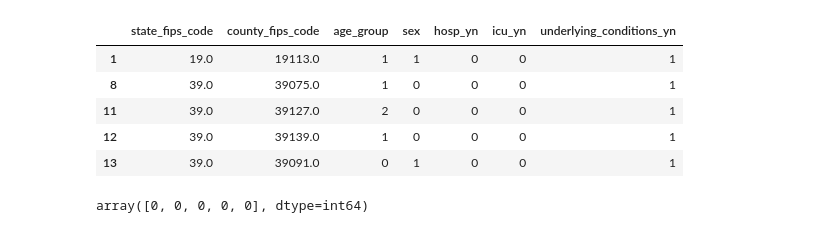
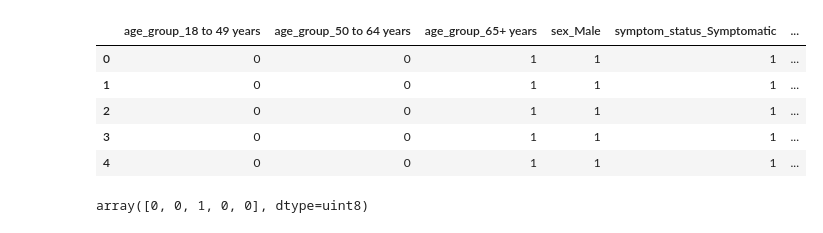
Before and after one commit to HartChrisT/Covid_Comorbidities, a Jupyter notebook: CovidDeaths.ipynb, the cells around one changed output. Saved outputs shown, nothing was run; the diff lists cells and outputs as text; code cells hidden in the pictures.

```diff
--- a/CovidDeaths.ipynb
+++ b/CovidDeaths.ipynb
@@ -34,0 +56,3 @@ df.head()
+# %%
+#Drop extra columns
+df = df.drop(columns = ['Unnamed: 0', 'County_name', 'State'])
@@ -35,2 +75,2 @@ df.head()
 # %%
-pd.get_dummies(df, columns=["sex"])
+df2 = pd.get_dummies(df, drop_first=True)
@@ -51,8 +85,4 @@ pd.get_dummies(df, columns=["sex"])
 # %%
 from sklearn.preprocessing import LabelEncoder
 le = LabelEncoder()
-df2 = df.copy()
-df2['age_group'] = le.fit_transform(df2['age_group'])
-df2['sex'] = le.fit_transform(df2['sex'])
-
-df2=df2.drop(columns=["case_month", "res_state", "res_county", "race", "ethnicity", "case_positive_specimen_interval", "case_onset_interval", "process", "exposure_yn", "current_status","symptom_status"])
+df2 = df2.copy()
@@ -75,7 +89,3 @@ df2
-# %%
-#remove any last strings
-df2 = df2[~df.isin(['Missing', 'Unknown']).any(axis=1)]
-df2 = df2.dropna()
 # %%
 df2
 # %% [output]
@@ -95,22 +105,22 @@ df2
 # %%
 # Define the features set.
-y = df2["death_yn"]
+y = df2["death_yn_Yes"]
 #X = df2["underlying_conditions_yn"]
-X = df2.drop(columns="death_yn")
+X = df2.drop(columns="death_yn_Yes")
 X.head()
 # %% [output]
-|  | state_fips_code | county_fips_code | age_group | sex | hosp_yn | icu_yn | underlying_conditions_yn |
-| 1 | 19.0 | 19113.0 | 1 | 1 | 0 | 0 | 1 |
-| 8 | 39.0 | 39075.0 | 1 | 0 | 0 | 0 | 1 |
-| 11 | 39.0 | 39127.0 | 2 | 0 | 0 | 0 | 1 |
-| 12 | 39.0 | 39139.0 | 1 | 0 | 0 | 0 | 1 |
-| 13 | 39.0 | 39091.0 | 0 | 1 | 0 | 0 | 1 |
+|  | age_group_18 to 49 years | age_group_50 to 64 years | age_group_65+ years | sex_Male | symptom_status_Symptomatic | ... |
+| 0 | 0 | 0 | 1 | 1 | 1 | ... |
+| 1 | 0 | 0 | 1 | 1 | 1 | ... |
+| 2 | 0 | 0 | 1 | 1 | 1 | ... |
+| 3 | 0 | 0 | 1 | 1 | 1 | ... |
+| 4 | 0 | 0 | 1 | 1 | 1 | ... |
 # %%
 # Define the target set.
-y = df2["death_yn"].values
+y = df2["death_yn_Yes"].values
 y[:5]
 # %% [output]
-array([0, 0, 0, 0, 0], dtype=int64)
+array([0, 0, 1, 0, 0], dtype=uint8)
 # %%
 from sklearn.model_selection import train_test_split
 from sklearn.metrics import confusion_matrix, accuracy_score, classification_report
```
Also changed, not shown: parts of 29 cells of this notebook.
